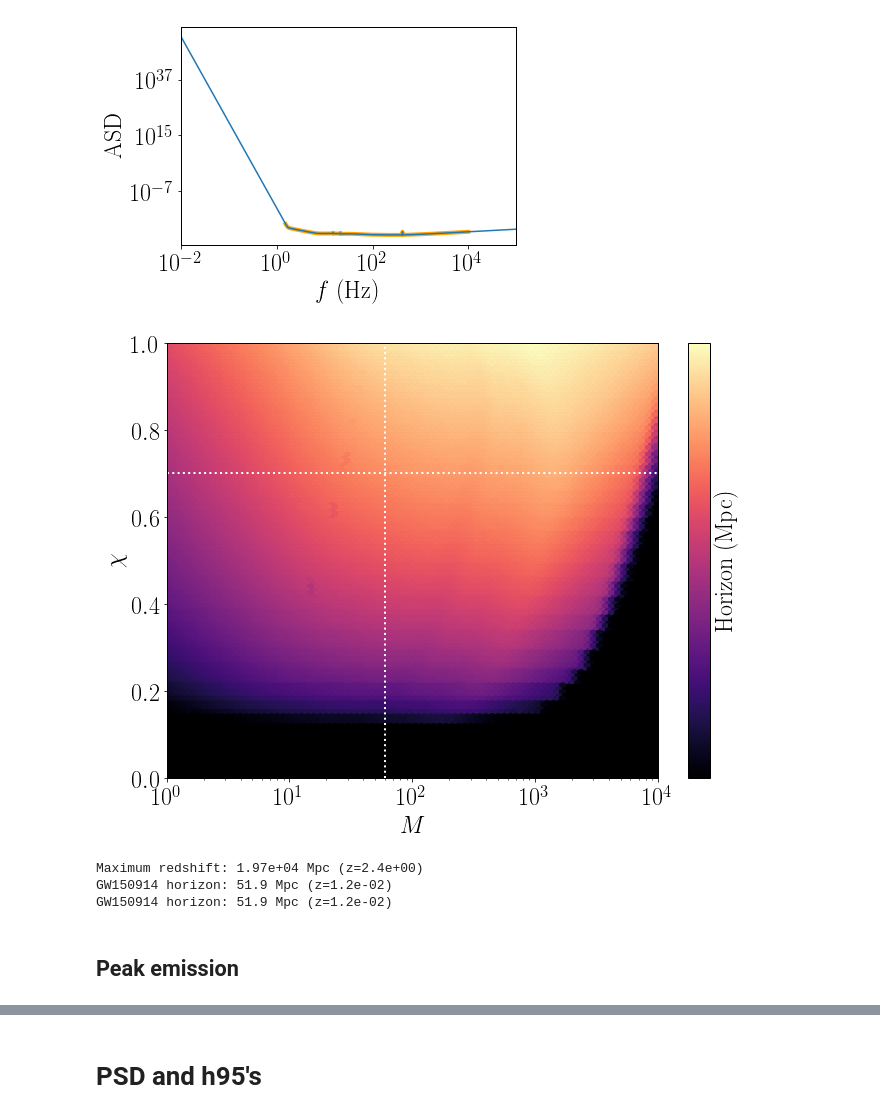
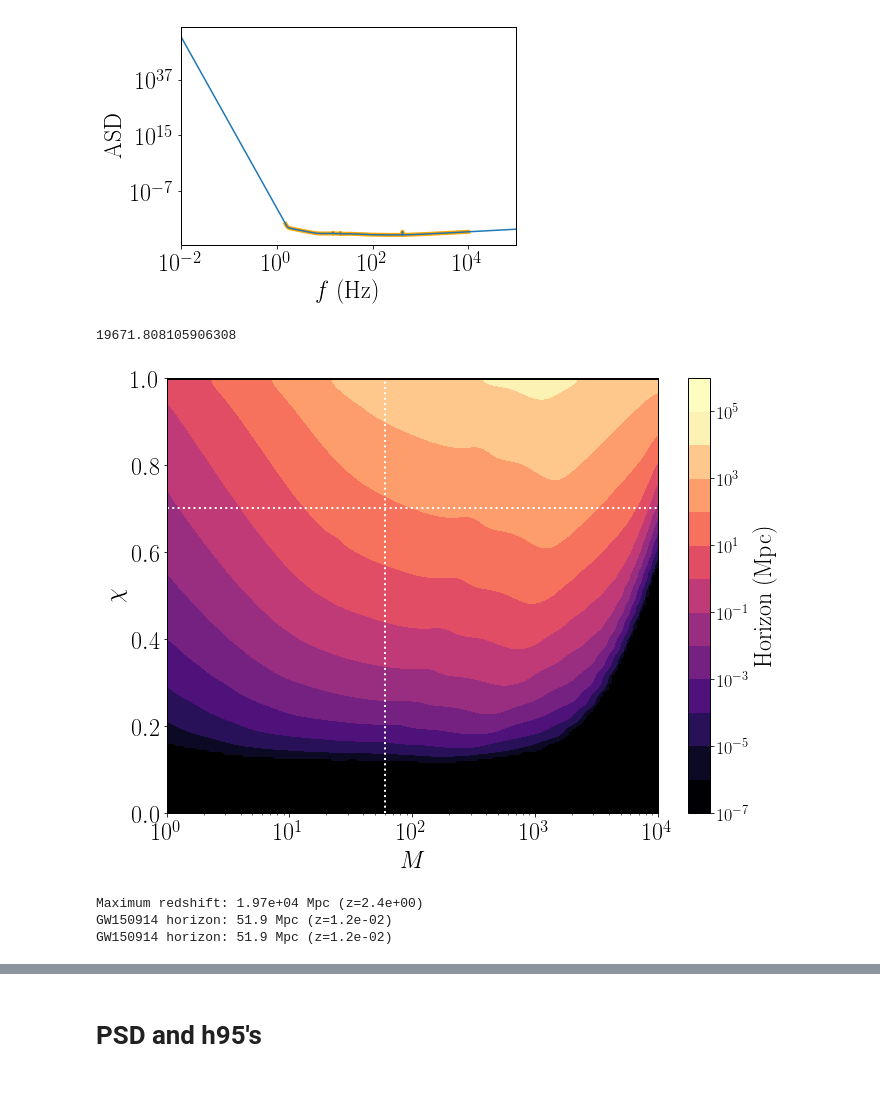
Before and after one commit to maxisi/gwaxion, a Jupyter notebook: examples/horizon_DE.ipynb, the cells around one changed output, grey strips where cells are left out. Saved outputs shown, nothing was run; the diff lists cells and outputs as text; code cells hidden in the pictures; blank space fills up the shorter version.

Commit message:
smooth data

```diff
--- a/examples/horizon_DE.ipynb
+++ b/examples/horizon_DE.ipynb
@@ -350,3 +423,4 @@ log_zHs_voy = np.array(log_zHs_voy)
 # %%
 df_cond['log_zH_voy'] = log_zHs_voy
 # df_cond.to_hdf('new_peak_horizon_voy.hdf5', 'table', mode='w')
+df_max['log_zH_voy'] = df_cond['log_zH_voy']
@@ -440,4 +565,4 @@ with tqdm.tqdm(range(len(df_cond))) as pbar:
 log_zHs_ce = np.array(log_zHs_ce)
 # %%
 df_cond['log_zH_ce'] = log_zHs_ce
-df_cond.to_hdf('new_peak_horizon_ce_DE.hdf5', 'table', mode='w')
+df_max['log_zH_ce'] = df_cond['log_zH_ce']
@@ -531,42 +712,63 @@ with tqdm.tqdm(range(len(df_cond))) as pbar:
 log_zHs_et = np.array(log_zHs_et)
 # %%
 df_cond['log_zH_et'] = log_zHs_et
-df_cond.to_hdf('new_peak_horizon_et_DE.hdf5', 'table', mode='w')
+df_max['log_zH_et'] = df_cond['log_zH_et']
+# %%
+n_mass = len(set(df_max['mbh']))
+n_chi = len(set(df_max['chi']))
+
+X = df_max['mbh'].reshape(n_chi, n_mass)
+Y = df_max['chi'].reshape(n_chi, n_mass)
+logzs = np.ma.masked_array(df_max['log_zH_et'], mask=((df_max['fgw']<0.01) | (df_max['fgw']>1E6) | (df_max['h0']<1E-40)))
+Z = z_to_dl(10**logzs).reshape(n_chi, n_mass)
+## smooth the contours
+Z = utilities.smooth_data(Z, vmin=zmin)
+
+x = df_cond['mbh']
+y = df_cond['chi']
+C = z_to_dl(10**df_cond['log_zH_et'])
+#C = np.ma.masked_array(C, y<0.5)
+# %%
+C.max()
+# %% [output]
+19671.808105906308
 # %%
-# plot
-
-x = df_cond['mbh']
-y = df_cond['chi']
-C = z_to_dl(10**df_cond['log_zH_et'])
+# contours
 
 fig, ax = plt.subplots(1, figsize=(11,8))
-norm = matplotlib.colors.LogNorm(vmin=1E-6, vmax=C.max())
-cm = ax.hexbin(x, y, C=C, cmap='magma', norm=norm, xscale='log')
-cm.set_rasterized(True)
+
+zmin, zmax = 1E-6, 1E5
+norm = matplotlib.colors.LogNorm(vmin=zmin, vmax=zmax)
+
+cm = ax.contourf(X, Y, Z, cmap='magma', locator=ticker.LogLocator(numticks=48,base=10), norm=norm)
+#cm.set_rasterized(True)
 
 # plot vertical line at 60 Msun
 ax.axvline(60, c='w', ls=':', lw=2)
 ax.axhline(0.7, c='w', ls=':', lw=2)
 
 # add colorbar
-cb = plt.colorbar(cm, label=r'Horizon (Mpc)', norm=norm)
+#m = plt.cm.ScalarMappable(cmap='magma')
+#m.set_array(Z_denoised)
+#m.set_clim(1e-6, 1e3)
+cb = plt.colorbar(cm, label=r'Horizon (Mpc)', extend='both')
 cb.ax.tick_params(labelsize=18)
 
-plt.xlabel(r'$M$')
-plt.ylabel(r'$\chi$')
+ax.set_xlabel(r'$M$')
+ax.set_ylabel(r'$\chi$')
 ax.patch.set_facecolor("black")
 
-plt.xscale('log')
+ax.set_xscale('log')
 
 ax.set_xlim(1, 1E4)
-plt.ylim(0, 1)
+ax.set_ylim(0, 1)
 
-fig.savefig('cmap_chi_mbh_range_et_DE.png', bbox_inches='tight', dpi=400)
+fig.savefig('cont_chi_mbh_range_et_DE.pdf', bbox_inches='tight', dpi=400)
 
 plt.show()
 plt.close()
 # %% [output]
-[figure, old version]
+[figure, new version]
 # %%
 max_z = 10**df_cond['log_zH_et'].max()
 print "Maximum redshift: %.2e Mpc (z=%.1e)" % (z_to_dl(max_z), max_z)
@@ -578,5 +780,3 @@ print "GW150914 horizon: %.1f Mpc (z=%.1e)" % (z_to_dl(test_z), test_z)
 Maximum redshift: 1.97e+04 Mpc (z=2.4e+00)
 GW150914 horizon: 51.9 Mpc (z=1.2e-02)
 GW150914 horizon: 51.9 Mpc (z=1.2e-02)
-# %% [markdown]
-## Peak emission
```
Also changed, not shown: parts of 19 cells of this notebook, 4 other files.
